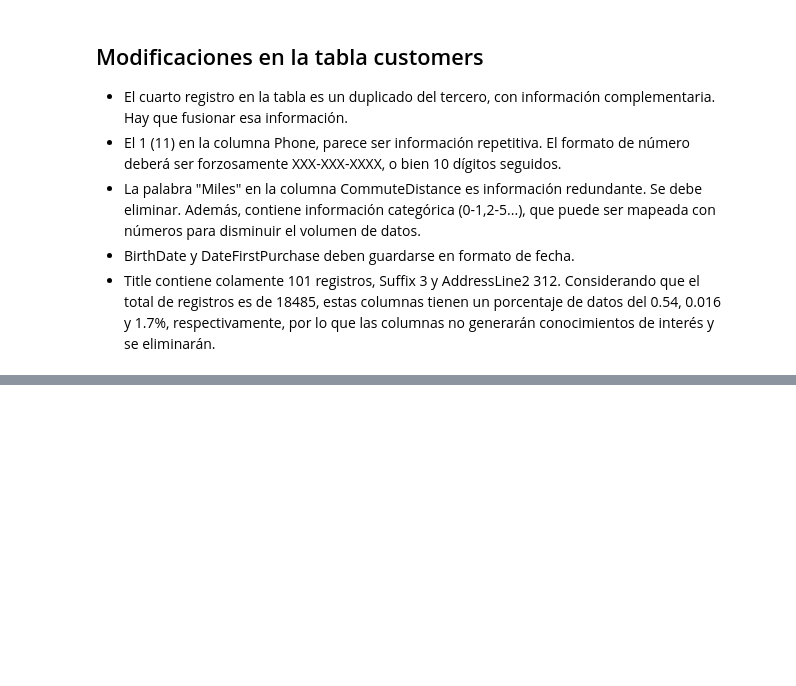
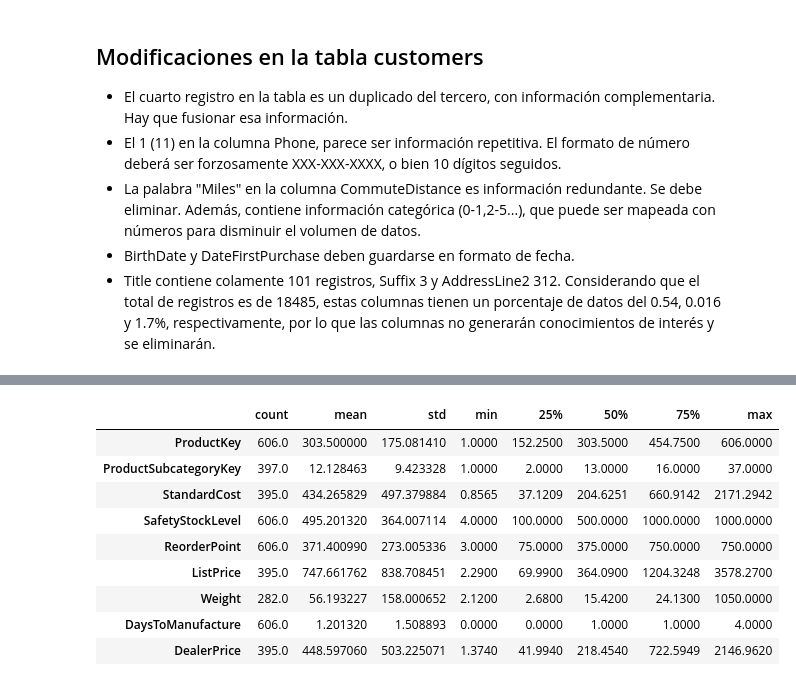
Before and after one commit to Sof265/Database-project, a Jupyter notebook: analisis-exploratorio.ipynb, the cells around one changed output, grey strips where cells are left out. Cells and saved outputs as stored; diff of their text form; code cells hidden in the pictures; blank space fills up the shorter version.

```diff
--- a/analisis-exploratorio.ipynb
+++ b/analisis-exploratorio.ipynb
@@ -224,0 +236,14 @@ dtype: int64
+# %%
+#Visulizamos una descripción de los datos que son numéricos
+products.describe().T
+# %% [output]
+|  | count | mean | std | min | 25% | 50% | 75% | max |
+| ProductKey | 606.0 | 303.500000 | 175.081410 | 1.0000 | 152.2500 | 303.5000 | 454.7500 | 606.0000 |
+| ProductSubcategoryKey | 397.0 | 12.128463 | 9.423328 | 1.0000 | 2.0000 | 13.0000 | 16.0000 | 37.0000 |
+| StandardCost | 395.0 | 434.265829 | 497.379884 | 0.8565 | 37.1209 | 204.6251 | 660.9142 | 2171.2942 |
+| SafetyStockLevel | 606.0 | 495.201320 | 364.007114 | 4.0000 | 100.0000 | 500.0000 | 1000.0000 | 1000.0000 |
+| ReorderPoint | 606.0 | 371.400990 | 273.005336 | 3.0000 | 75.0000 | 375.0000 | 750.0000 | 750.0000 |
+| ListPrice | 395.0 | 747.661762 | 838.708451 | 2.2900 | 69.9900 | 364.0900 | 1204.3248 | 3578.2700 |
+| Weight | 282.0 | 56.193227 | 158.000652 | 2.1200 | 2.6800 | 15.4200 | 24.1300 | 1050.0000 |
+| DaysToManufacture | 606.0 | 1.201320 | 1.508893 | 0.0000 | 0.0000 | 1.0000 | 1.0000 | 4.0000 |
+| DealerPrice | 395.0 | 448.597060 | 503.225071 | 1.3740 | 41.9940 | 218.4540 | 722.5949 | 2146.9620 |
```
Also changed, not shown: parts of 17 cells of this notebook, 1 other file.
